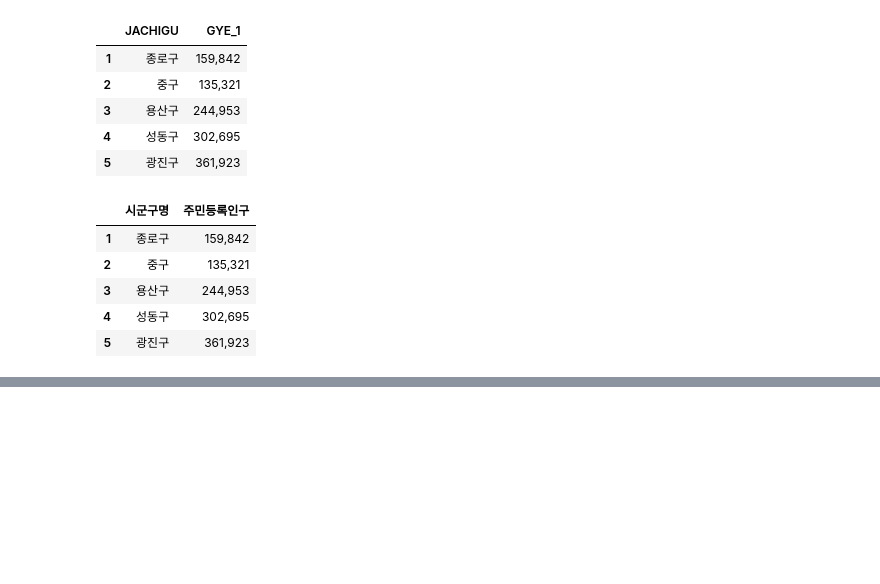
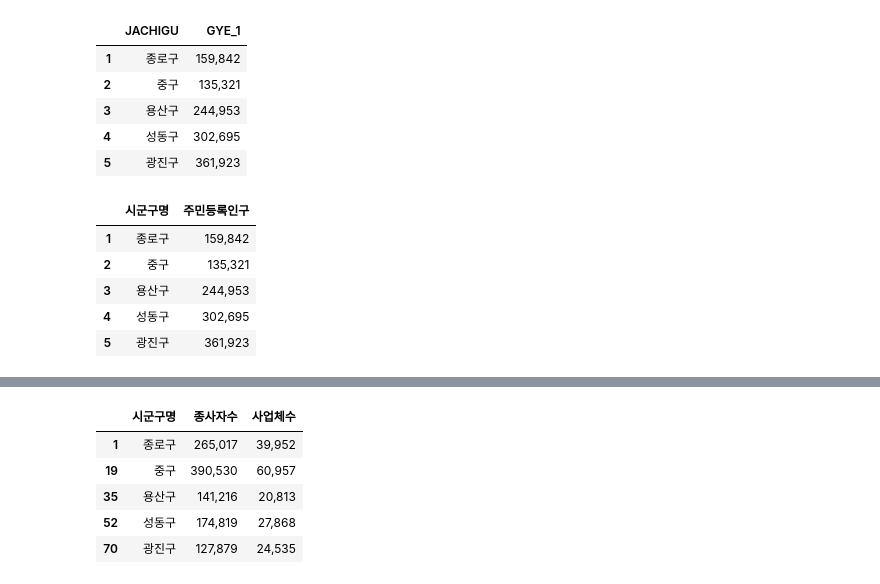
Before and after one commit to eunbin777/StudyAboutML, a Jupyter notebook: 2022 하계 모각코/chapter6-2.ipynb, the cells around one changed output, grey strips where cells are left out. Saved outputs shown, nothing was run; the diff lists cells and outputs as text; code cells hidden in the pictures; blank space fills up the shorter version.

```diff
--- a/2022 하계 모각코/chapter6-2.ipynb
+++ b/2022 하계 모각코/chapter6-2.ipynb
@@ -109,0 +149,12 @@ sgg_pop_df_final.to_excel('../2022 하계 모각코 자료/6_Starbucks_Location/
+# %%
+columns = ['JACHIGU', 'GYE', 'SAEOPCHESU_1']
+sgg_biz_df_final = sgg_biz_df_selected[columns]
+sgg_biz_df_final.columns = ['시군구명', '종사자수', '사업체수']
+sgg_biz_df_final.head()
+# %% [output]
+|  | 시군구명 | 종사자수 | 사업체수 |
+| 1 | 종로구 | 265,017 | 39,952 |
+| 19 | 중구 | 390,530 | 60,957 |
+| 35 | 용산구 | 141,216 | 20,813 |
+| 52 | 성동구 | 174,819 | 27,868 |
+| 70 | 광진구 | 127,879 | 24,535 |
```
Also changed, not shown: parts of 4 cells of this notebook.
